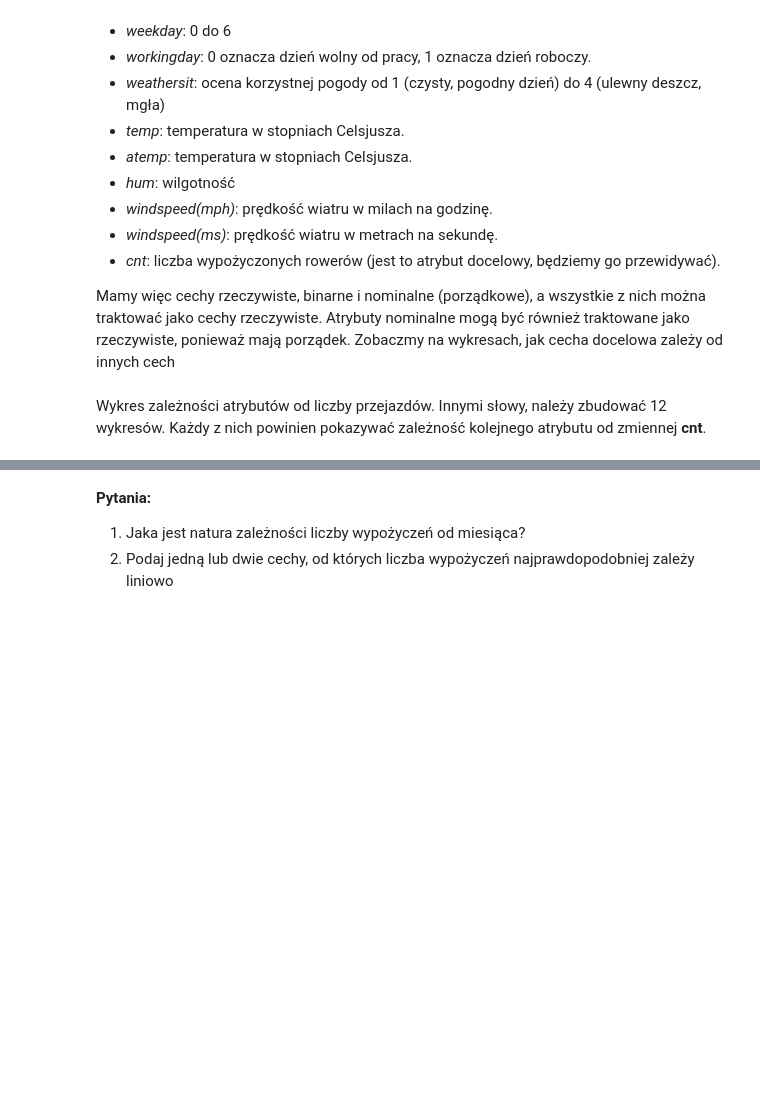
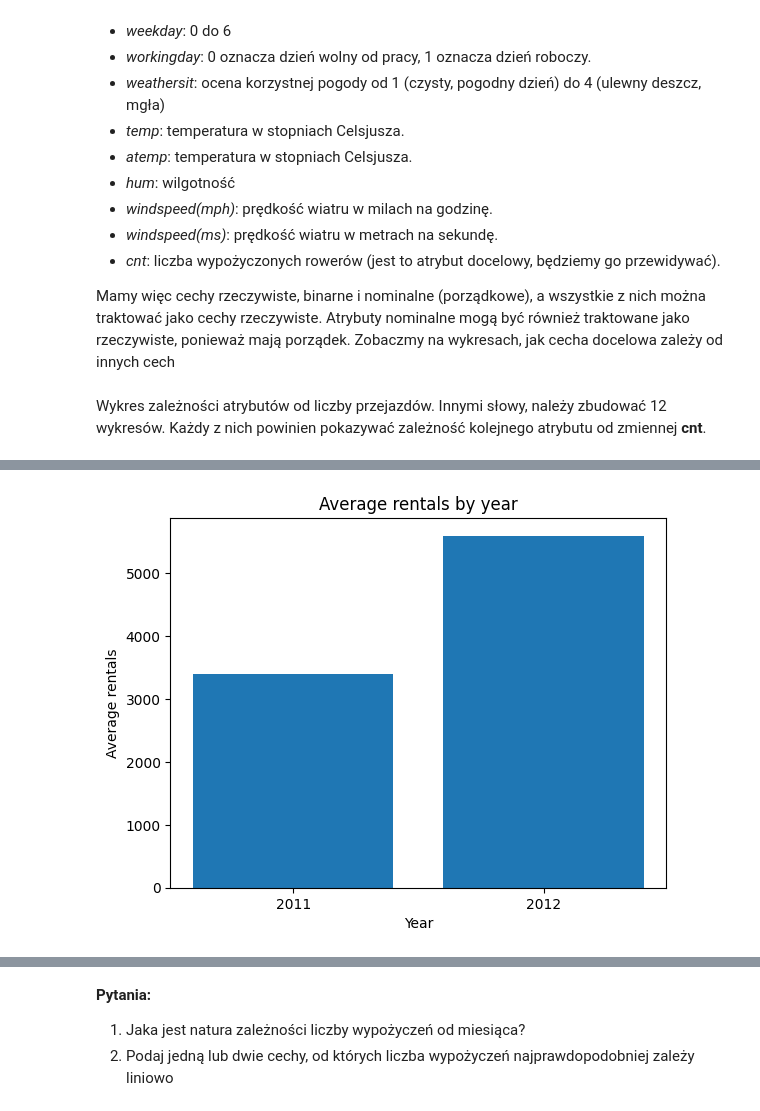
Before and after one commit to KamilGrundas/Data_science, a Jupyter notebook: homework_4/Hw4.ipynb, the cells around one changed output, grey strips where cells are left out. Drawn from its saved outputs; the diff is of its cells as text; code cells hidden in the pictures; blank space fills up the shorter version.

```diff
--- a/homework_4/Hw4.ipynb
+++ b/homework_4/Hw4.ipynb
@@ -50,0 +89,9 @@ Wykres zależności atrybutów od liczby przejazdów. Innymi słowy, należy zbu
+# %%
+plt.bar(years,yearly_rentals)
+plt.title("Average rentals by year")
+plt.xlabel("Year")
+plt.ylabel("Average rentals")
+
+plt.show()
+# %% [output]
+[figure, added]
```
Also changed, not shown: parts of 13 cells of this notebook.
